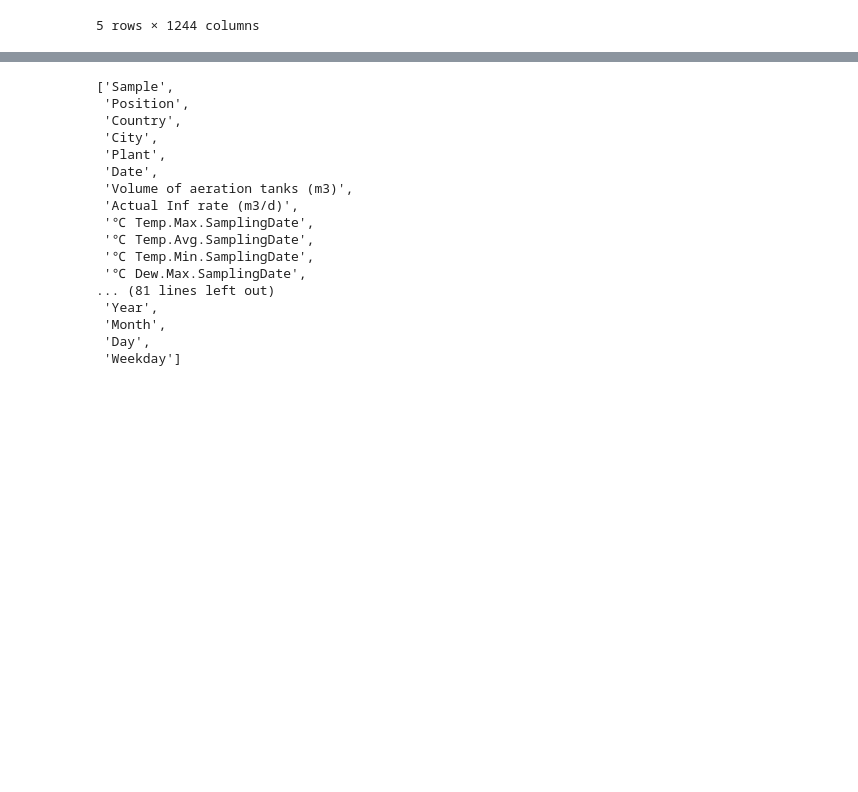
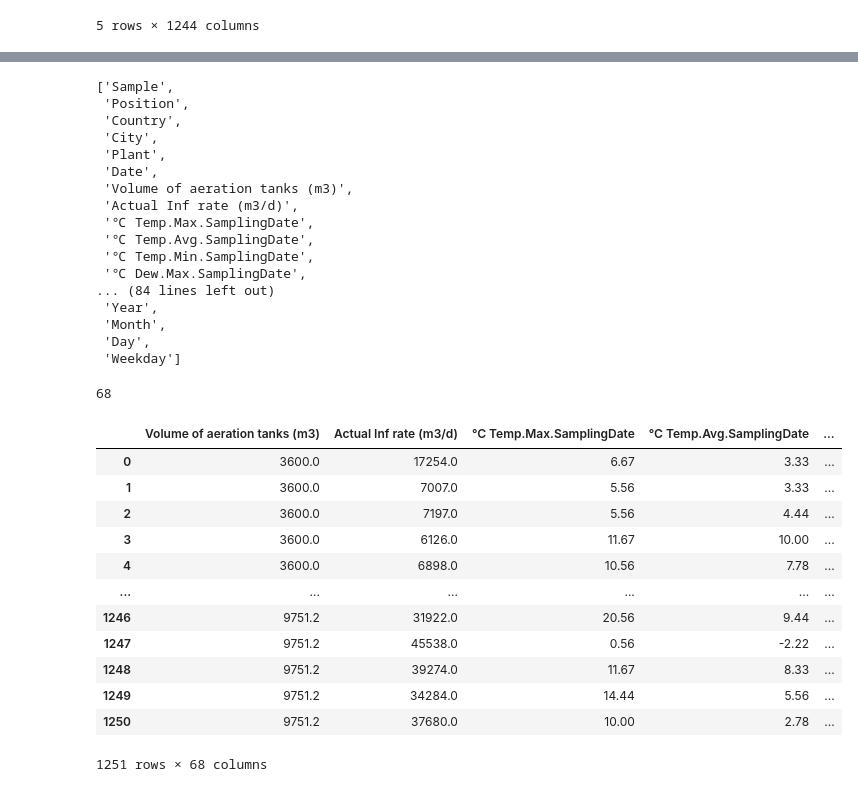
Before and after one commit to jaewook-lee4014/Microbiome, a Jupyter notebook: 1. DataPreprocessing/check.ipynb, the cells around one changed output, grey strips where cells are left out. Saved outputs shown, nothing was run; the diff lists cells and outputs as text; code cells hidden in the pictures; blank space fills up the shorter version.

Commit message:
Classification and regression model added

```diff
--- a/1. DataPreprocessing/check.ipynb
+++ b/1. DataPreprocessing/check.ipynb
@@ -13,7 +13,7 @@ ESV_df.head()
 | 4 | ESV5 | 314 | 507 | 490 | 632 | 633 | 723 | 933 | 800 | 712 | ... | ... |
 5 rows × 1244 columns
 # %%
-original_df = pd.read_csv("../0. Data/modelling_data.csv")
+original_df = pd.read_csv("../0. Data/classification_data.csv")
 # results
 print(original_df.columns.tolist())
 print(original_df.columns)
@@ -92,7 +92,7 @@ original_df.columns.tolist()
  '℃ Temp.Avg.SamplingDate',
  '℃ Temp.Min.SamplingDate',
  '℃ Dew.Max.SamplingDate',
-... (81 lines left out)
+... (84 lines left out)
  'Year',
  'Month',
  'Day',
@@ -108,7 +108,28 @@ feature_columns = [ 'Volume of aeration tanks (m3)', 'Actual Inf rate (m3/d)', '
  'COD (mg/l) In', 'BOD7 (mg/l) In', 'NH3 (mg/L) In', 'Total Nitrogen (mg/L) In',
  'Total Phosphorus (mg/L) In', 'pH AS', 'DO (mg/L) AS', 'Temp (oC) AS', 'MLSS (mg/l) AS', 'MLVSS (mg/l) AS', 'SVI (ml/g) AS',
  'SRT (days)', 'Precip (inch)', 'Recycle ratio (total return sludge flow/total influent flow)', 'Recycle ratio (total return sludge flow/total influent flow).1',
- 'Q* (%)', 'COD Removal Rate (mg/L/h)', 'Position_enc', 'Country_enc', 'City_enc', 'Plant_enc', 'Year', 'Month', 'Day', 'Weekday', 'COD Removal Rate (mg/L/h)','COD Removal Efficiency (%)']
+ 'Position_enc', 'Country_enc', 'City_enc', 'Plant_enc', 'Year', 'Month', 'Day', 'Weekday', 'efficiency']
 
 target_column = [ 'COD Removal Rate (mg/L/h)']
+# %%
+len(feature_columns)
+# %% [output]
+68
+# %%
+input_df = original_df[feature_columns]
+input_df
+# %% [output]
+|  | Volume of aeration tanks (m3) | Actual Inf rate (m3/d) | ℃ Temp.Max.SamplingDate | ℃ Temp.Avg.SamplingDate | ... |
+| 0 | 3600.0 | 17254.0 | 6.67 | 3.33 | ... |
+| 1 | 3600.0 | 7007.0 | 5.56 | 3.33 | ... |
+| 2 | 3600.0 | 7197.0 | 5.56 | 4.44 | ... |
+| 3 | 3600.0 | 6126.0 | 11.67 | 10.00 | ... |
+| 4 | 3600.0 | 6898.0 | 10.56 | 7.78 | ... |
+| ... | ... | ... | ... | ... | ... |
+| 1246 | 9751.2 | 31922.0 | 20.56 | 9.44 | ... |
+| 1247 | 9751.2 | 45538.0 | 0.56 | -2.22 | ... |
+| 1248 | 9751.2 | 39274.0 | 11.67 | 8.33 | ... |
+| 1249 | 9751.2 | 34284.0 | 14.44 | 5.56 | ... |
+| 1250 | 9751.2 | 37680.0 | 10.00 | 2.78 | ... |
+1251 rows × 68 columns
 # %%
```
Also changed, not shown: parts of 5 cells of this notebook, 8 other files.
